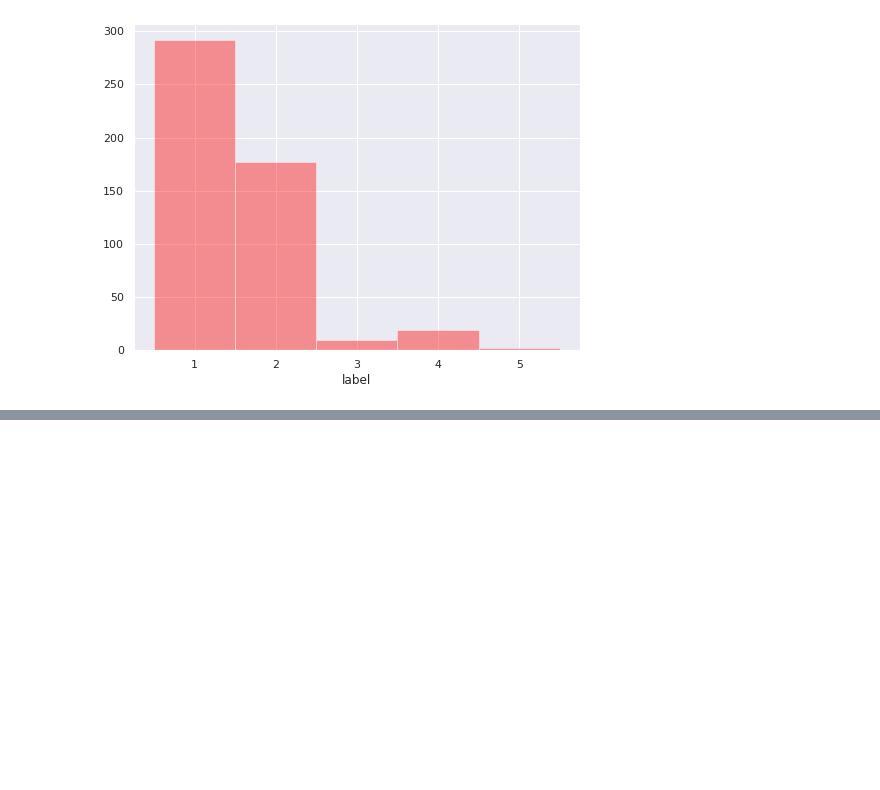
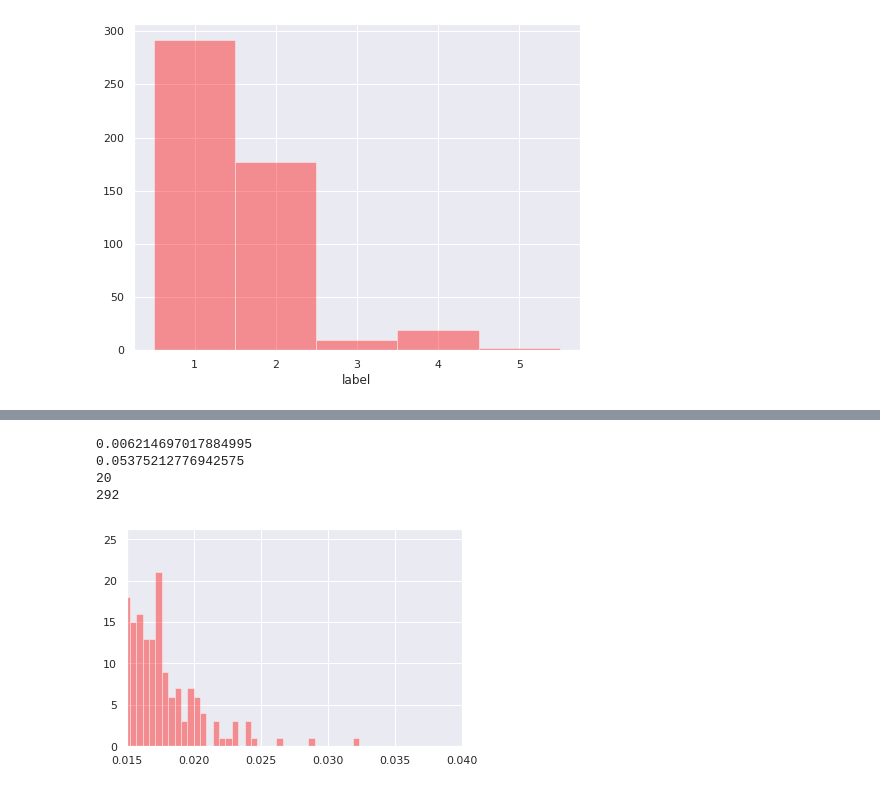
Before and after one commit to luigisaetta/anomalydetection, a Jupyter notebook: ECG5000.ipynb, the cells around one changed output, grey strips where cells are left out. Cells and saved outputs as stored; diff of their text form; code cells hidden in the pictures; blank space fills up the shorter version.

```diff
--- a/ECG5000.ipynb
+++ b/ECG5000.ipynb
@@ -59,7 +59,7 @@ assert(tf.__version__ >= '2.')
 # %%
 # training set
 
-FILE_NAME = "ECG5000_TEST.txt"
+FILE_NAME = "ECG5000_TRAIN_NEW.txt"
 
 data = pd.read_csv(FILE_NAME, delim_whitespace = True, header=None, engine = 'python')
 
@@ -318,6 +322,10 @@ plt.xlim([0.0,0.03])
 (0.0, 0.03)
 [figure]
 # %%
-# from the plot we can see that for every sample the RE is almost every time less than 0.0215
+# from the plot we can see that for every sample the RE is almost every time less than 0.0205
 # (it is an hyper-parameter of the model)
-THRESHOLD = 0.0215
+THRESHOLD = 0.0205
+
+count = sum(scored['RE'] < THRESHOLD)
+
+print('Percentage of normal samples below the threshold: ', round(count*100./len(X_scaled), 2))
@@ -324,11 +334,11 @@ THRESHOLD = 0.0215
 # %%
 # we have trained only on normal ECG fragment. Let's see if we work on all the samples in the test set (the TRAIN from the site) (normal + anomalous)
-# using the hold out ECG5000_TRAIN test set
+# using the hold out ECG5000_TEST_NEW test set
 
-FILE_NAME_TEST = "ECG5000_TRAIN.txt"
+FILE_NAME_TEST = "ECG5000_TEST_NEW.txt"
 
 data_test = pd.read_csv(FILE_NAME_TEST, delim_whitespace = True, header=None, engine = 'python')
 
 data_test.columns = columns
-data['label'] = data['label'].astype('int32')
+data_test['label'] = data_test['label'].astype('int32')
 # %%
@@ -448,0 +490,33 @@ Specificity is:  0.949
+# %%
+# let's apply the Autoencoder
+
+X_test_normal_predicted = model.predict(X_test_normal_scaled)
+X_test_anomal_predicted = model.predict(X_test_anomal_scaled)
+# %%
+# compare side by side
+
+# normal
+
+INDEX = np.random.randint(0, high=len(X_test_normal_scaled))
+
+vet = X_test_normal_scaled
+pred = X_test_normal_predicted
+
+MAE = np.mean(np.abs(vet - pred), axis = 1)
+
+sns.distplot(MAE, bins = 100, kde= False, color = 'red');
+
+plt.xlim([0.015,0.04])
+
+print(np.min(MAE))
+print(np.max(MAE))
+
+# FP
+print(sum(MAE > THRESHOLD))
+print(len(X_test_normal_scaled))
+# %% [output]
+0.006214697017884995
+0.05375212776942575
+20
+292
+[figure, added]
```
Also changed, not shown: parts of 19 cells of this notebook, 2 other files.
